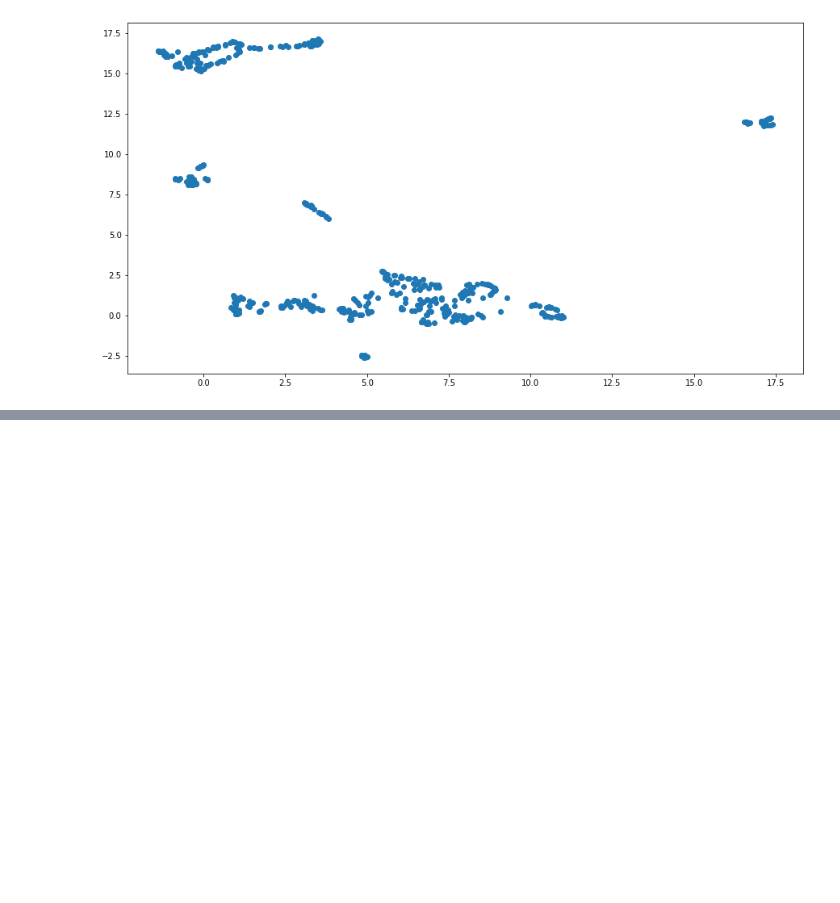
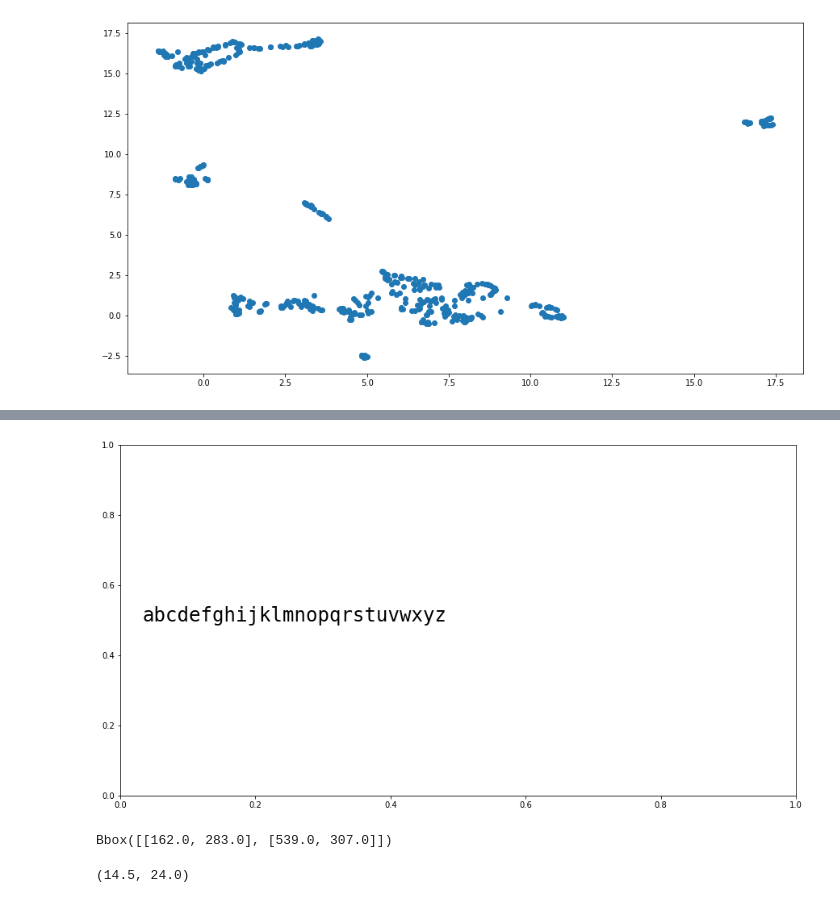
Before and after one commit to lrthomps/umap_minibatch, a Jupyter notebook: umap.ipynb, the cells around one changed output, grey strips where cells are left out. Drawn from its saved outputs; the diff is of its cells as text; code cells hidden in the pictures; blank space fills up the shorter version.

```diff
--- a/umap.ipynb
+++ b/umap.ipynb
@@ -43,0 +27,16 @@ plt.plot(embeddinger[:, 0], embeddinger[:, 1], 'o')
+# %%
+fig = plt.figure(figsize=(15,8))
+plt.subplot()
+txt = fig.text(0.15, 0.5, 'abcdefghijklmnopqrstuvwxyz', fontsize=24, family='monospace')
+# %% [output]
+[figure, added]
+# %%
+renderer = fig.canvas.get_renderer()
+bbox = txt.get_window_extent(renderer)
+bbox
+# %% [output]
+Bbox([[162.0, 283.0], [539.0, 307.0]])
+# %%
+bbox.width/26, bbox.height
+# %% [output]
+(14.5, 24.0)
```
Also changed, not shown: parts of 4 cells of this notebook, 3 other files.
